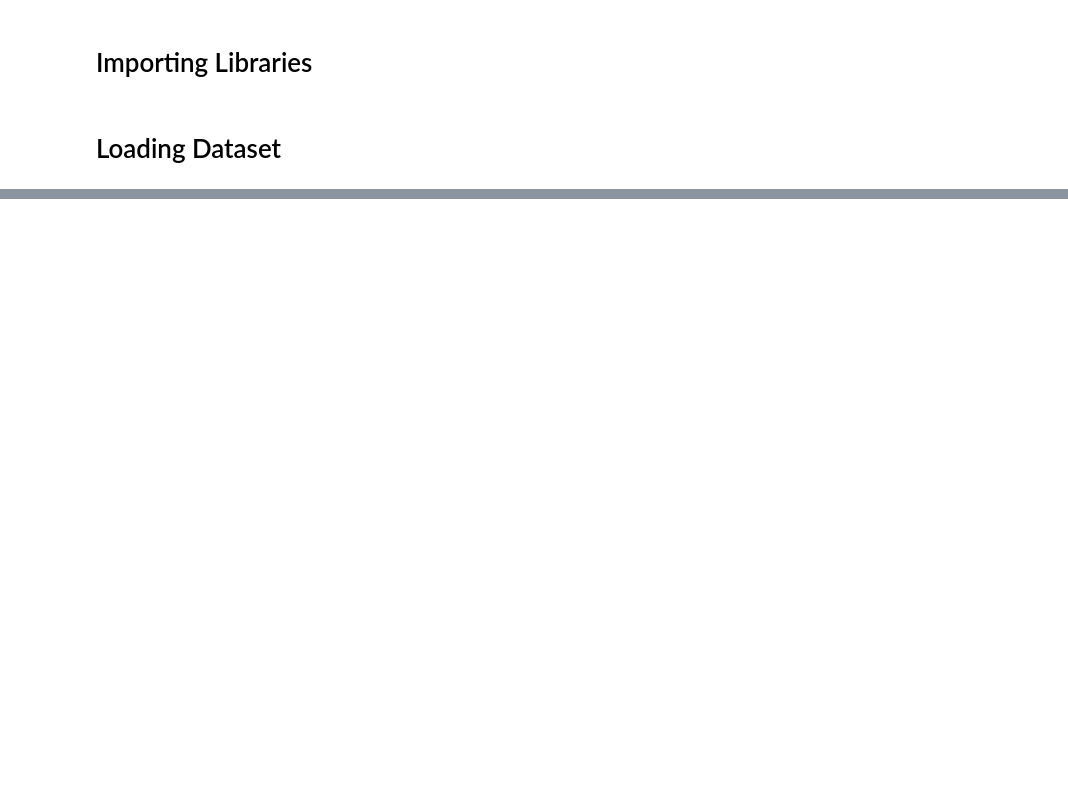
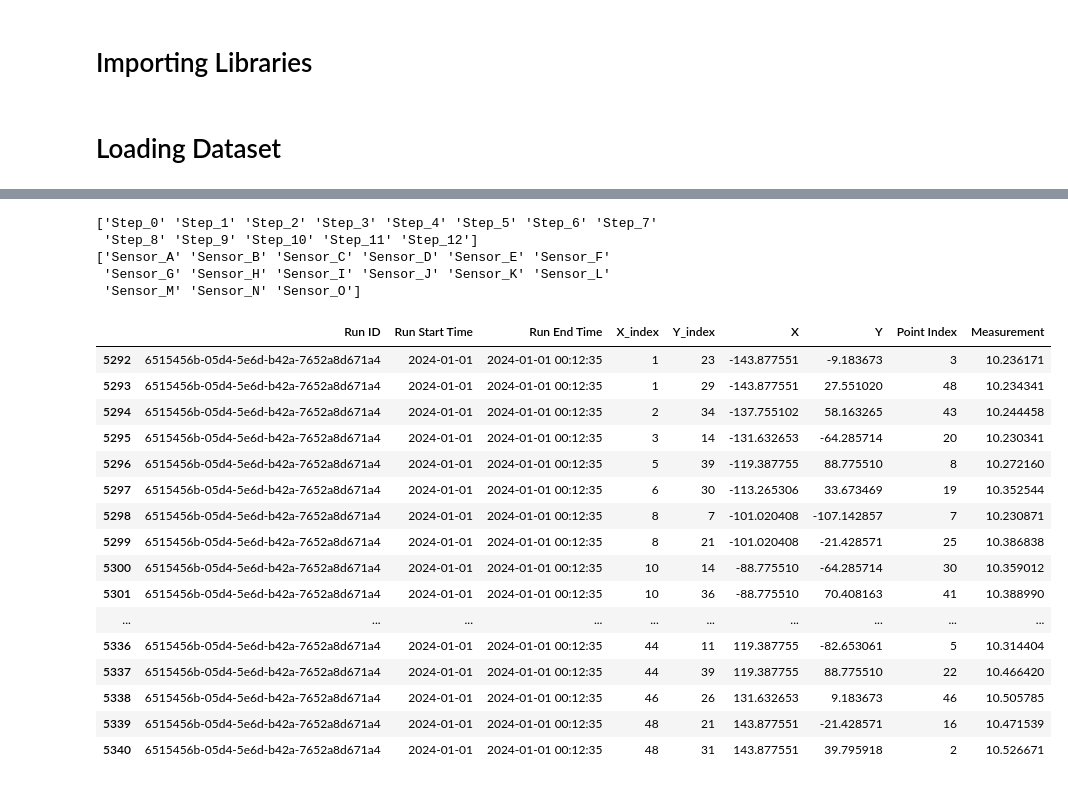
Before and after one commit to alvinnnnnnnnnn/Micron-AI-Challenge, a Jupyter notebook: script.ipynb, the cells around one changed output, grey strips where cells are left out. Drawn from its saved outputs; the diff is of its cells as text; code cells hidden in the pictures; blank space fills up the shorter version.

```diff
--- a/script.ipynb
+++ b/script.ipynb
@@ -594,0 +74,32 @@ Name: count, dtype: int64
+# %%
+print(run_df['Step ID'].unique())
+print(run_df['Sensor Name'].unique())
+# %% [output]
+['Step_0' 'Step_1' 'Step_2' 'Step_3' 'Step_4' 'Step_5' 'Step_6' 'Step_7'
+ 'Step_8' 'Step_9' 'Step_10' 'Step_11' 'Step_12']
+['Sensor_A' 'Sensor_B' 'Sensor_C' 'Sensor_D' 'Sensor_E' 'Sensor_F'
+ 'Sensor_G' 'Sensor_H' 'Sensor_I' 'Sensor_J' 'Sensor_K' 'Sensor_L'
+ 'Sensor_M' 'Sensor_N' 'Sensor_O']
+# %%
+metrology_df = pd.read_parquet("train/metrology_data1.parquet")
+metrology_df_filtered = metrology_df[metrology_df["Run ID"] == "6515456b-05d4-5e6d-b42a-7652a8d671a4"]
+
+metrology_df_filtered
+# %% [output]
+|  | Run ID | Run Start Time | Run End Time | X_index | Y_index | X | Y | Point Index | Measurement |
+| 5292 | 6515456b-05d4-5e6d-b42a-7652a8d671a4 | 2024-01-01 | 2024-01-01 00:12:35 | 1 | 23 | -143.877551 | -9.183673 | 3 | 10.236171 |
+| 5293 | 6515456b-05d4-5e6d-b42a-7652a8d671a4 | 2024-01-01 | 2024-01-01 00:12:35 | 1 | 29 | -143.877551 | 27.551020 | 48 | 10.234341 |
+| 5294 | 6515456b-05d4-5e6d-b42a-7652a8d671a4 | 2024-01-01 | 2024-01-01 00:12:35 | 2 | 34 | -137.755102 | 58.163265 | 43 | 10.244458 |
+| 5295 | 6515456b-05d4-5e6d-b42a-7652a8d671a4 | 2024-01-01 | 2024-01-01 00:12:35 | 3 | 14 | -131.632653 | -64.285714 | 20 | 10.230341 |
+| 5296 | 6515456b-05d4-5e6d-b42a-7652a8d671a4 | 2024-01-01 | 2024-01-01 00:12:35 | 5 | 39 | -119.387755 | 88.775510 | 8 | 10.272160 |
+| 5297 | 6515456b-05d4-5e6d-b42a-7652a8d671a4 | 2024-01-01 | 2024-01-01 00:12:35 | 6 | 30 | -113.265306 | 33.673469 | 19 | 10.352544 |
+| 5298 | 6515456b-05d4-5e6d-b42a-7652a8d671a4 | 2024-01-01 | 2024-01-01 00:12:35 | 8 | 7 | -101.020408 | -107.142857 | 7 | 10.230871 |
+| 5299 | 6515456b-05d4-5e6d-b42a-7652a8d671a4 | 2024-01-01 | 2024-01-01 00:12:35 | 8 | 21 | -101.020408 | -21.428571 | 25 | 10.386838 |
+| 5300 | 6515456b-05d4-5e6d-b42a-7652a8d671a4 | 2024-01-01 | 2024-01-01 00:12:35 | 10 | 14 | -88.775510 | -64.285714 | 30 | 10.359012 |
+| 5301 | 6515456b-05d4-5e6d-b42a-7652a8d671a4 | 2024-01-01 | 2024-01-01 00:12:35 | 10 | 36 | -88.775510 | 70.408163 | 41 | 10.388990 |
+| ... | ... | ... | ... | ... | ... | ... | ... | ... | ... |
+| 5336 | 6515456b-05d4-5e6d-b42a-7652a8d671a4 | 2024-01-01 | 2024-01-01 00:12:35 | 44 | 11 | 119.387755 | -82.653061 | 5 | 10.314404 |
+| 5337 | 6515456b-05d4-5e6d-b42a-7652a8d671a4 | 2024-01-01 | 2024-01-01 00:12:35 | 44 | 39 | 119.387755 | 88.775510 | 22 | 10.466420 |
+| 5338 | 6515456b-05d4-5e6d-b42a-7652a8d671a4 | 2024-01-01 | 2024-01-01 00:12:35 | 46 | 26 | 131.632653 | 9.183673 | 46 | 10.505785 |
+| 5339 | 6515456b-05d4-5e6d-b42a-7652a8d671a4 | 2024-01-01 | 2024-01-01 00:12:35 | 48 | 21 | 143.877551 | -21.428571 | 16 | 10.471539 |
+| 5340 | 6515456b-05d4-5e6d-b42a-7652a8d671a4 | 2024-01-01 | 2024-01-01 00:12:35 | 48 | 31 | 143.877551 | 39.795918 | 2 | 10.526671 |
```
Also changed, not shown: parts of 45 cells of this notebook, 2 other files.
